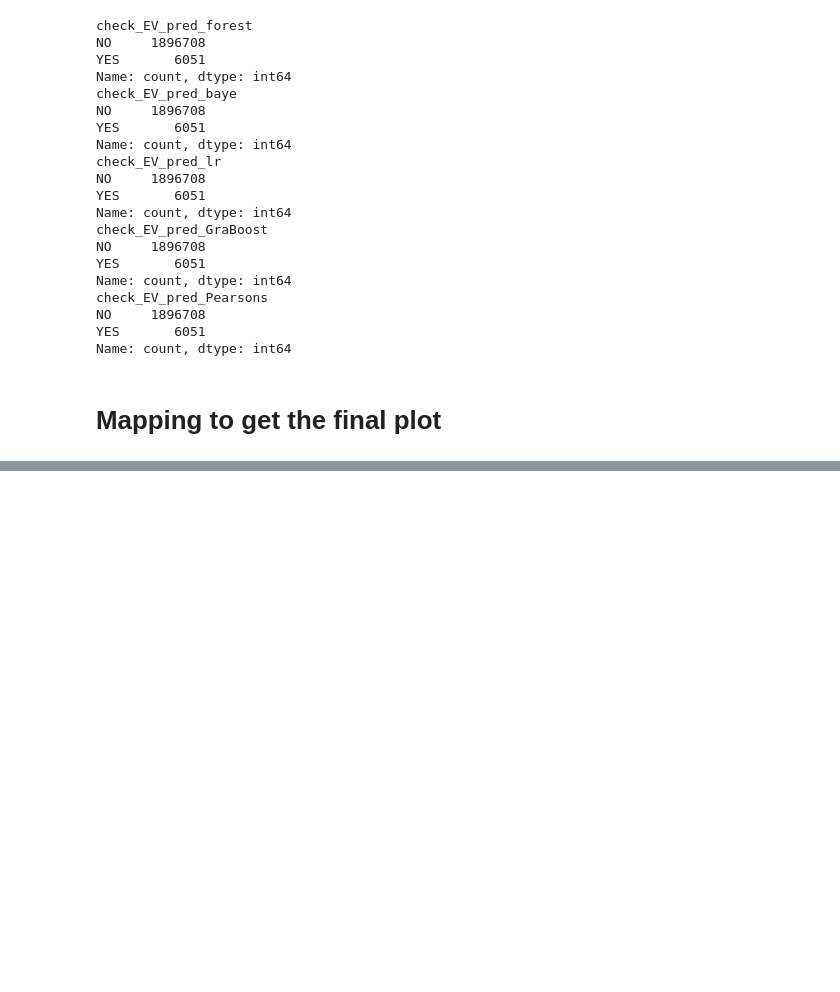
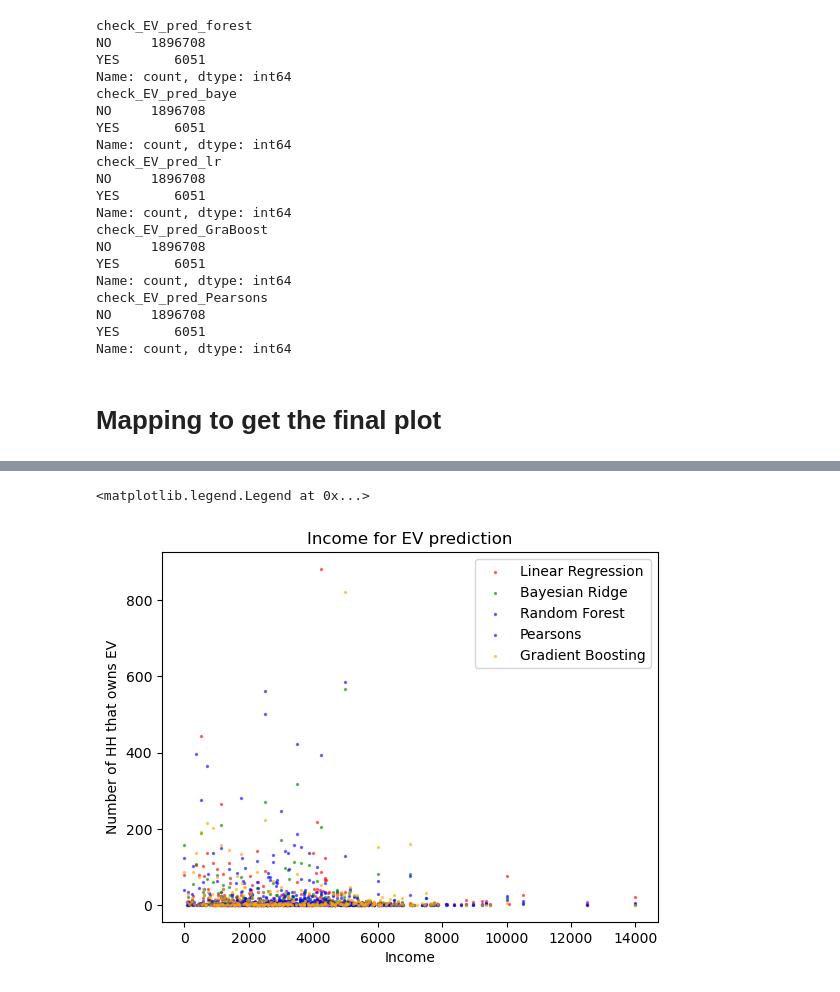
Before and after one commit to bobkatla/rhea, a Jupyter notebook: feature_select/run_analysis_sa1.ipynb, the cells around one changed output, grey strips where cells are left out. Saved outputs shown, nothing was run; the diff lists cells and outputs as text; code cells hidden in the pictures; blank space fills up the shorter version.

```diff
--- a/feature_select/run_analysis_sa1.ipynb
+++ b/feature_select/run_analysis_sa1.ipynb
@@ -193,0 +197,4 @@ import matplotlib.pyplot as plt
+# %%
+df_pop = df_all.drop(columns=ls_cols_ev_pred+["hhid", "SA1"])
+df_pop = pd.concat([df_pop, ev_as_df], axis=1)
+df_pop
@@ -193,0 +215,34 @@ import matplotlib.pyplot as plt
+# %%
+dict_counts_methods_atts = {}
+ls_check_methods = [f"check_{x}" for x in ls_cols_ev_pred]
+# Check each methods
+for method in ls_check_methods:
+    dict_counts_methods_atts[method] = {}
+    df_ev_own = df_pop[df_pop[method]=="YES"]
+    df_ev_own.drop(columns=ls_check_methods)
+    for att in df_ev_own.columns:
+        val_counts = df_ev_own[att].value_counts()
+        dict_counts_methods_atts[method][att] = val_counts.sort_index()
+# %%
+fig = plt.figure()
+ax1 = fig.add_subplot(111)
+
+forest = dict_counts_methods_atts["check_EV_pred_forest"]['hhinc']
+baye = dict_counts_methods_atts["check_EV_pred_baye"]['hhinc']
+lr = dict_counts_methods_atts["check_EV_pred_lr"]['hhinc']
+graboost = dict_counts_methods_atts["check_EV_pred_GraBoost"]['hhinc']
+pears = dict_counts_methods_atts["check_EV_pred_Pearsons"]['hhinc']
+
+ax1.scatter(lr.index, lr.values, s=2, c='r', label='Linear Regression', alpha=0.5)
+ax1.scatter(baye.index, baye.values, s=2, c='g', label='Bayesian Ridge', alpha=0.5)
+ax1.scatter(forest.index, forest.values, s=2, c='b', label='Random Forest', alpha=0.5)
+ax1.scatter(pears.index, pears.values, s=2, c='b', label='Pearsons', alpha=0.5)
+ax1.scatter(graboost.index, graboost.values, s=2, c='orange', label='Gradient Boosting', alpha=0.5)
+
+plt.xlabel("Income")
+plt.ylabel("Number of HH that owns EV")
+plt.title("Income for EV prediction")
+plt.legend(loc='upper right')
+# %% [output]
+<matplotlib.legend.Legend at 0x...>
+[figure, added]
```
Also changed, not shown: parts of 10 cells of this notebook.
